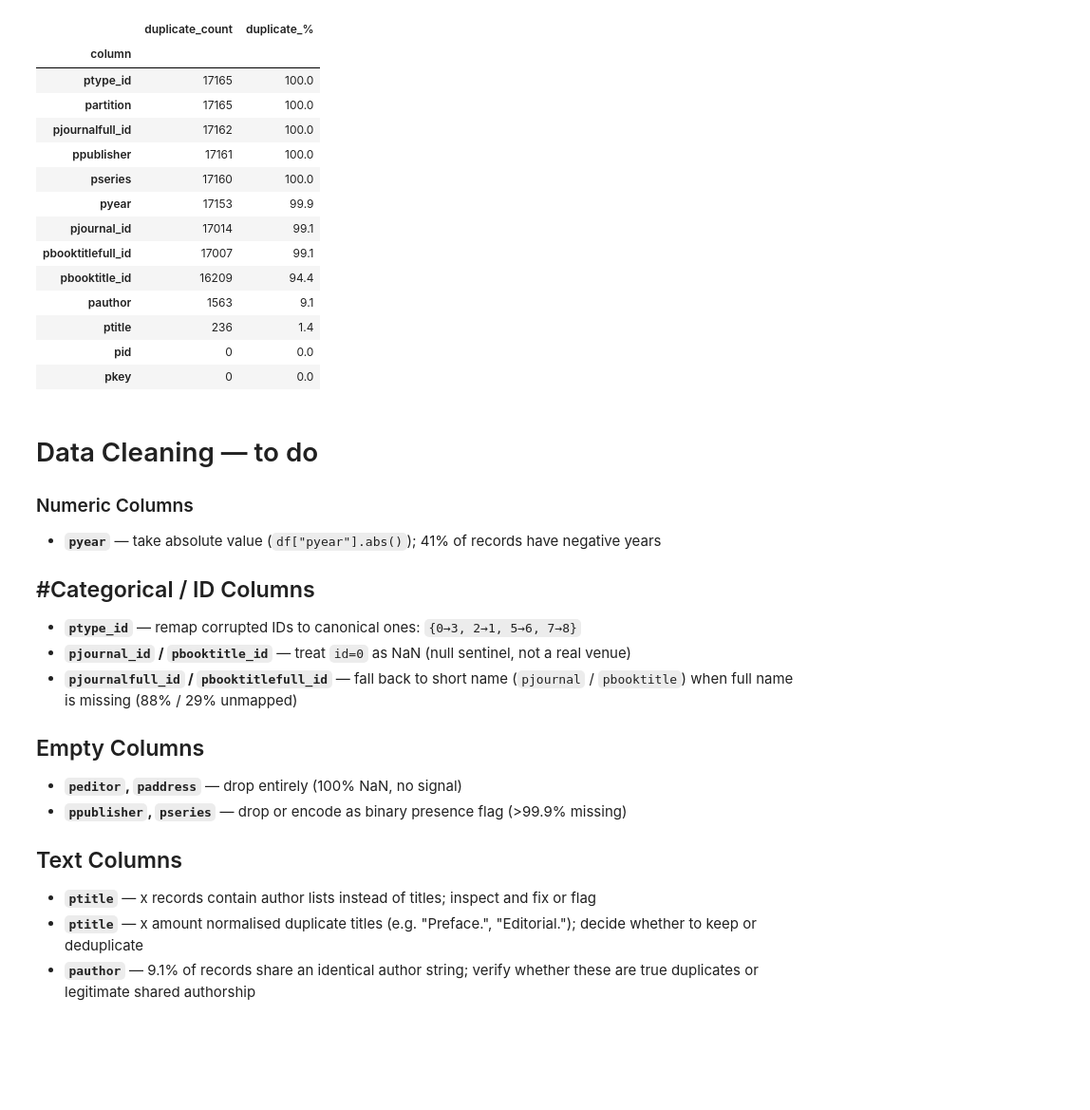
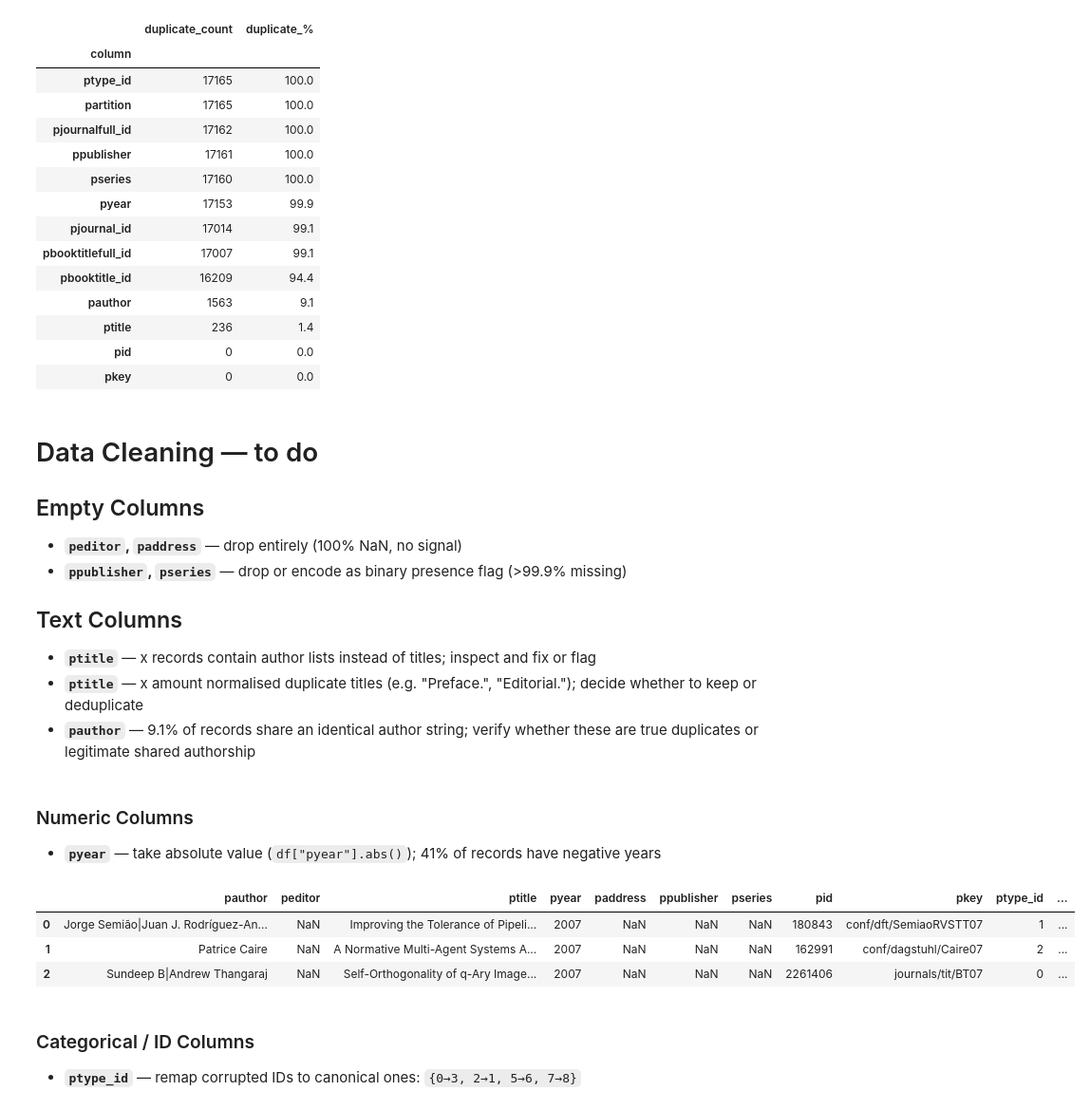
Before and after one commit to nagliskaro/big_data_g2, a Jupyter notebook: eda.ipynb, the cells around one changed output. Shown at 95% size. Cells and saved outputs as stored; diff of their text form; code cells hidden in the pictures; blank space fills up the shorter version.

```diff
--- a/eda.ipynb
+++ b/eda.ipynb
@@ -435,15 +448,6 @@ display(check_duplicates(df, exclude=["peditor", "paddress"], mappings=id_mappin
 | pkey | 0 | 0.0 |
 # %% [markdown]
 # Data Cleaning — to do
-
-### Numeric Columns
-- **`pyear`** — take absolute value (`df["pyear"].abs()`); 41% of records have negative years
-
-## #Categorical / ID Columns
-- **`ptype_id`** — remap corrupted IDs to canonical ones: `{0→3, 2→1, 5→6, 7→8}`
-- **`pjournal_id` / `pbooktitle_id`** — treat `id=0` as NaN (null sentinel, not a real venue)
-- **`pjournalfull_id` / `pbooktitlefull_id`** — fall back to short name (`pjournal` / `pbooktitle`) when full name is missing (88% / 29% unmapped)
-
 ## Empty Columns
 - **`peditor`, `paddress`** — drop entirely (100% NaN, no signal)
 - **`ppublisher`, `pseries`** — drop or encode as binary presence flag (>99.9% missing)
@@ -452,3 +456,17 @@ display(check_duplicates(df, exclude=["peditor", "paddress"], mappings=id_mappin
 - **`ptitle`** — x records contain author lists instead of titles; inspect and fix or flag
 - **`ptitle`** — x amount normalised duplicate titles (e.g. "Preface.", "Editorial."); decide whether to keep or deduplicate
 - **`pauthor`** — 9.1% of records share an identical author string; verify whether these are true duplicates or legitimate shared authorship
+# %% [markdown]
+### Numeric Columns
+- **`pyear`** — take absolute value (`df["pyear"].abs()`); 41% of records have negative years
+# %%
+df["pyear"] = df["pyear"].abs()
+df.head(3)
+# %% [output]
+|  | pauthor | peditor | ptitle | pyear | paddress | ppublisher | pseries | pid | pkey | ptype_id | ... |
+| 0 | Jorge Semião|Juan J. Rodríguez-An... | NaN | Improving the Tolerance of Pipeli... | 2007 | NaN | NaN | NaN | 180843 | conf/dft/SemiaoRVSTT07 | 1 | ... |
+| 1 | Patrice Caire | NaN | A Normative Multi-Agent Systems A... | 2007 | NaN | NaN | NaN | 162991 | conf/dagstuhl/Caire07 | 2 | ... |
+| 2 | Sundeep B|Andrew Thangaraj | NaN | Self-Orthogonality of q-Ary Image... | 2007 | NaN | NaN | NaN | 2261406 | journals/tit/BT07 | 0 | ... |
+# %% [markdown]
+### Categorical / ID Columns
+- **`ptype_id`** — remap corrupted IDs to canonical ones: `{0→3, 2→1, 5→6, 7→8}`
```
Also changed, not shown: parts of 26 cells of this notebook, 4 other files.
